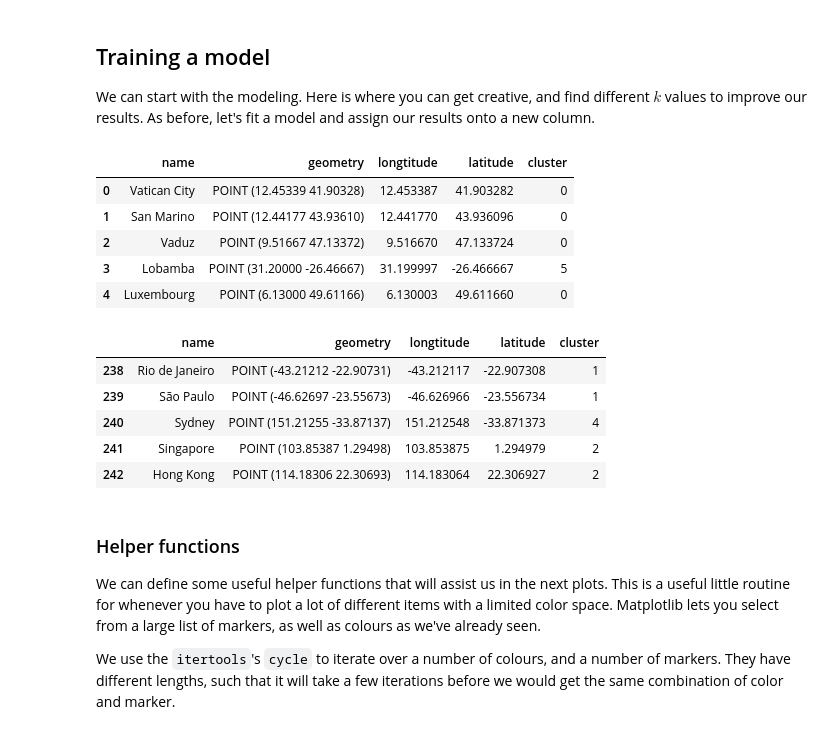
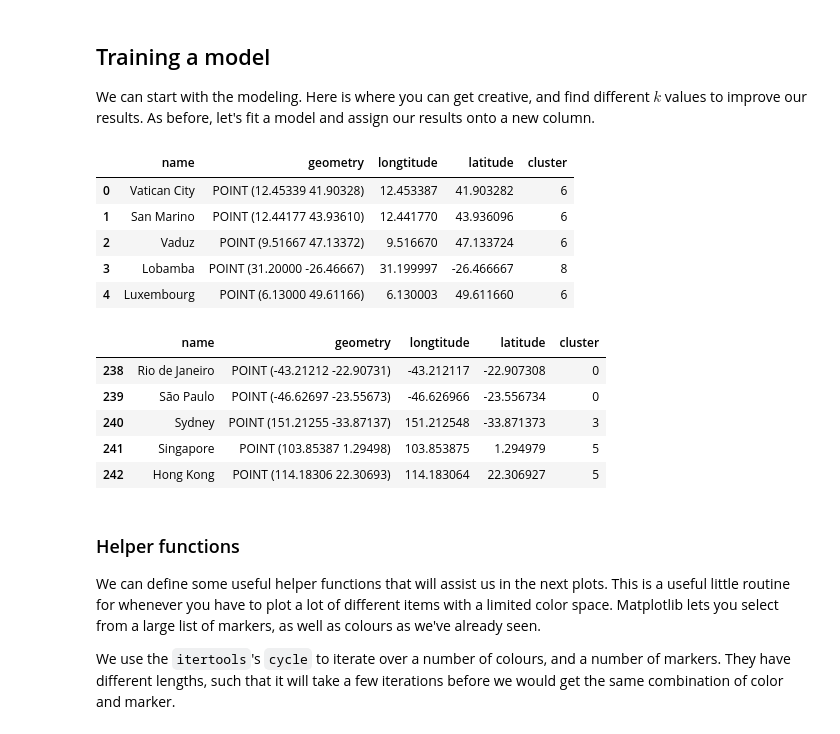
Before and after one commit to faizuddin/ISB46703, a Jupyter notebook: learning/unsupervised_kmeans.ipynb, the cells around one changed output. Drawn from its saved outputs; the diff is of its cells as text; code cells hidden in the pictures.

```diff
--- a/learning/unsupervised_kmeans.ipynb
+++ b/learning/unsupervised_kmeans.ipynb
@@ -355,26 +355,26 @@ Data shape: (243, 2)
 ## Training a model
 We can start with the modeling. Here is where you can get creative, and find different $k$ values to improve our results. As before, let's fit a model and assign our results onto a new column.
 # %%
-clusterer = KMeans(n_clusters=15)
+clusterer = KMeans(n_clusters=10, n_init=10)
 res_kmean = clusterer.fit_predict(data)
 cities["cluster"] = res_kmean
 cities.head()
 # %% [output]
 |  | name | geometry | longtitude | latitude | cluster |
-| 0 | Vatican City | POINT (12.45339 41.90328) | 12.453387 | 41.903282 | 0 |
-| 1 | San Marino | POINT (12.44177 43.93610) | 12.441770 | 43.936096 | 0 |
-| 2 | Vaduz | POINT (9.51667 47.13372) | 9.516670 | 47.133724 | 0 |
-| 3 | Lobamba | POINT (31.20000 -26.46667) | 31.199997 | -26.466667 | 5 |
-| 4 | Luxembourg | POINT (6.13000 49.61166) | 6.130003 | 49.611660 | 0 |
+| 0 | Vatican City | POINT (12.45339 41.90328) | 12.453387 | 41.903282 | 6 |
+| 1 | San Marino | POINT (12.44177 43.93610) | 12.441770 | 43.936096 | 6 |
+| 2 | Vaduz | POINT (9.51667 47.13372) | 9.516670 | 47.133724 | 6 |
+| 3 | Lobamba | POINT (31.20000 -26.46667) | 31.199997 | -26.466667 | 8 |
+| 4 | Luxembourg | POINT (6.13000 49.61166) | 6.130003 | 49.611660 | 6 |
 # %%
 cities.tail()
 # %% [output]
 |  | name | geometry | longtitude | latitude | cluster |
-| 238 | Rio de Janeiro | POINT (-43.21212 -22.90731) | -43.212117 | -22.907308 | 1 |
-| 239 | São Paulo | POINT (-46.62697 -23.55673) | -46.626966 | -23.556734 | 1 |
-| 240 | Sydney | POINT (151.21255 -33.87137) | 151.212548 | -33.871373 | 4 |
-| 241 | Singapore | POINT (103.85387 1.29498) | 103.853875 | 1.294979 | 2 |
-| 242 | Hong Kong | POINT (114.18306 22.30693) | 114.183064 | 22.306927 | 2 |
+| 238 | Rio de Janeiro | POINT (-43.21212 -22.90731) | -43.212117 | -22.907308 | 0 |
+| 239 | São Paulo | POINT (-46.62697 -23.55673) | -46.626966 | -23.556734 | 0 |
+| 240 | Sydney | POINT (151.21255 -33.87137) | 151.212548 | -33.871373 | 3 |
+| 241 | Singapore | POINT (103.85387 1.29498) | 103.853875 | 1.294979 | 5 |
+| 242 | Hong Kong | POINT (114.18306 22.30693) | 114.183064 | 22.306927 | 5 |
 # %% [markdown]
 ### Helper functions
 
```
Also changed, not shown: parts of 15 cells of this notebook.
